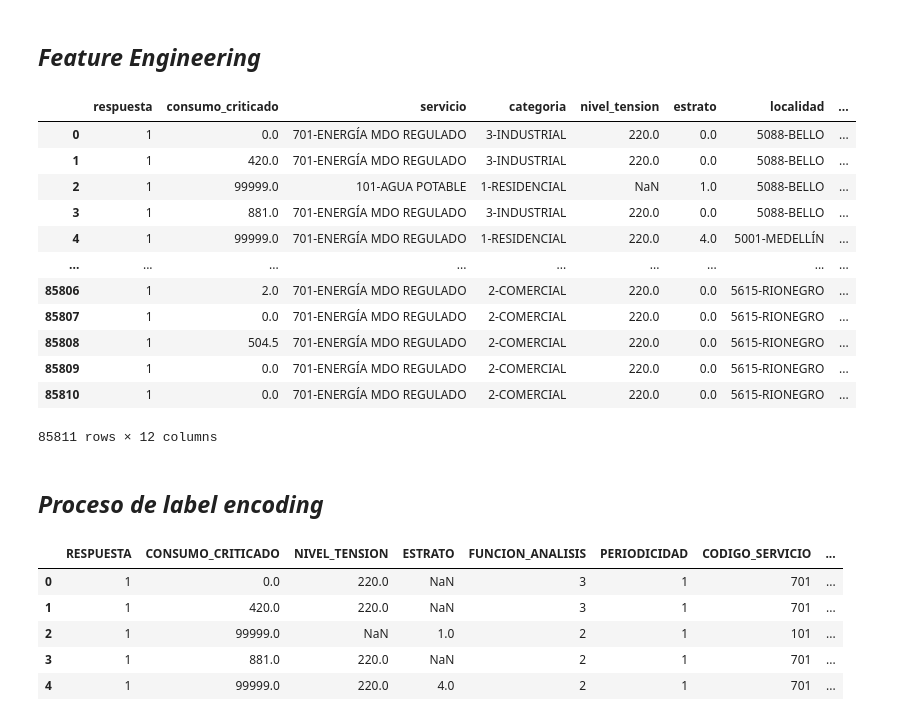
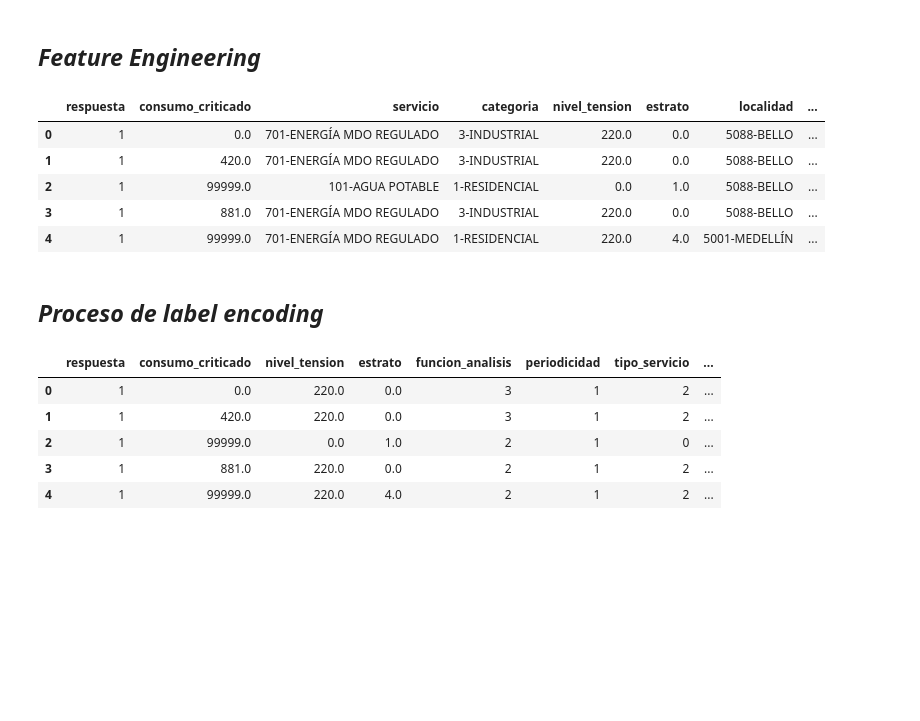
Before and after one commit to andreess891/Proyecto1_UdeM, a Jupyter notebook: Proyecto.ipynb, the cells around one changed output. Cells and saved outputs as stored; diff of their text form; code cells hidden in the pictures; blank space fills up the shorter version.

```diff
--- a/Proyecto.ipynb
+++ b/Proyecto.ipynb
@@ -109,7 +110,7 @@ mapeo_columnas = {
     'FUNCION_ANALISIS': 'funcion_analisis',
     'CALIFICACION': 'calificacion',
     'OBS_LECTURA': 'obs_lectura',
-    'PERIODICIDAD': 'periodicidads'
+    'PERIODICIDAD': 'periodicidad'
 }
 # %%
 # Cargar el set de datos
@@ -342,6 +457,7 @@ Por otro lado, en estratos altos (como el 4), aunque hay menos volumen total, la
 # %%
 #Rellenar los nulos correspondientes a la variable "estrato" con cero.
 df['estrato'] = df['estrato'].fillna(0)
+df['nivel_tension'] = df['nivel_tension'].fillna(0)
 # %%
 #Cantidad de observaciones por nivel de tensión
 
@@ -386,21 +502,14 @@ mapeo_tipo_servicio = {
 # %%
 # Crear nueva columna 'tipo_servicio'
 df['tipo_servicio'] = df['servicio'].map(mapeo_tipo_servicio)
-df
+df.head()
 # %% [output]
 |  | respuesta | consumo_criticado | servicio | categoria | nivel_tension | estrato | localidad | ... |
 | 0 | 1 | 0.0 | 701-ENERGÍA MDO REGULADO | 3-INDUSTRIAL | 220.0 | 0.0 | 5088-BELLO | ... |
 | 1 | 1 | 420.0 | 701-ENERGÍA MDO REGULADO | 3-INDUSTRIAL | 220.0 | 0.0 | 5088-BELLO | ... |
-| 2 | 1 | 99999.0 | 101-AGUA POTABLE | 1-RESIDENCIAL | NaN | 1.0 | 5088-BELLO | ... |
+| 2 | 1 | 99999.0 | 101-AGUA POTABLE | 1-RESIDENCIAL | 0.0 | 1.0 | 5088-BELLO | ... |
 | 3 | 1 | 881.0 | 701-ENERGÍA MDO REGULADO | 3-INDUSTRIAL | 220.0 | 0.0 | 5088-BELLO | ... |
 | 4 | 1 | 99999.0 | 701-ENERGÍA MDO REGULADO | 1-RESIDENCIAL | 220.0 | 4.0 | 5001-MEDELLÍN | ... |
-| ... | ... | ... | ... | ... | ... | ... | ... | ... |
-| 85806 | 1 | 2.0 | 701-ENERGÍA MDO REGULADO | 2-COMERCIAL | 220.0 | 0.0 | 5615-RIONEGRO | ... |
-| 85807 | 1 | 0.0 | 701-ENERGÍA MDO REGULADO | 2-COMERCIAL | 220.0 | 0.0 | 5615-RIONEGRO | ... |
-| 85808 | 1 | 504.5 | 701-ENERGÍA MDO REGULADO | 2-COMERCIAL | 220.0 | 0.0 | 5615-RIONEGRO | ... |
-| 85809 | 1 | 0.0 | 701-ENERGÍA MDO REGULADO | 2-COMERCIAL | 220.0 | 0.0 | 5615-RIONEGRO | ... |
-| 85810 | 1 | 0.0 | 701-ENERGÍA MDO REGULADO | 2-COMERCIAL | 220.0 | 0.0 | 5615-RIONEGRO | ... |
-85811 rows × 12 columns
 # %% [markdown]
 ## *Proceso de label encoding*
 # %%
@@ -423,7 +538,7 @@ df_modelo.drop(columns=['CATEGORIA'], inplace=True)
 # %%
 
 # Columnas categóricas a codificar
-columnas_categoricas = ['FUNCION_ANALISIS']
+columnas_categoricas = ['funcion_analisis','tipo_servicio']
 
 # Inicializar codificadores
 encoders = {}
@@ -435,12 +550,12 @@ for col in columnas_categoricas:
 # Verificar resultado
 df_modelo.head()
 # %% [output]
-|  | RESPUESTA | CONSUMO_CRITICADO | NIVEL_TENSION | ESTRATO | FUNCION_ANALISIS | PERIODICIDAD | CODIGO_SERVICIO | ... |
-| 0 | 1 | 0.0 | 220.0 | NaN | 3 | 1 | 701 | ... |
-| 1 | 1 | 420.0 | 220.0 | NaN | 3 | 1 | 701 | ... |
-| 2 | 1 | 99999.0 | NaN | 1.0 | 2 | 1 | 101 | ... |
-| 3 | 1 | 881.0 | 220.0 | NaN | 2 | 1 | 701 | ... |
-| 4 | 1 | 99999.0 | 220.0 | 4.0 | 2 | 1 | 701 | ... |
+|  | respuesta | consumo_criticado | nivel_tension | estrato | funcion_analisis | periodicidad | tipo_servicio | ... |
+| 0 | 1 | 0.0 | 220.0 | 0.0 | 3 | 1 | 2 | ... |
+| 1 | 1 | 420.0 | 220.0 | 0.0 | 3 | 1 | 2 | ... |
+| 2 | 1 | 99999.0 | 0.0 | 1.0 | 2 | 1 | 0 | ... |
+| 3 | 1 | 881.0 | 220.0 | 0.0 | 2 | 1 | 2 | ... |
+| 4 | 1 | 99999.0 | 220.0 | 4.0 | 2 | 1 | 2 | ... |
 # %%
 df_modelo.info()
 # %% [output]
```
Also changed, not shown: parts of 16 cells of this notebook, 1 other file.
